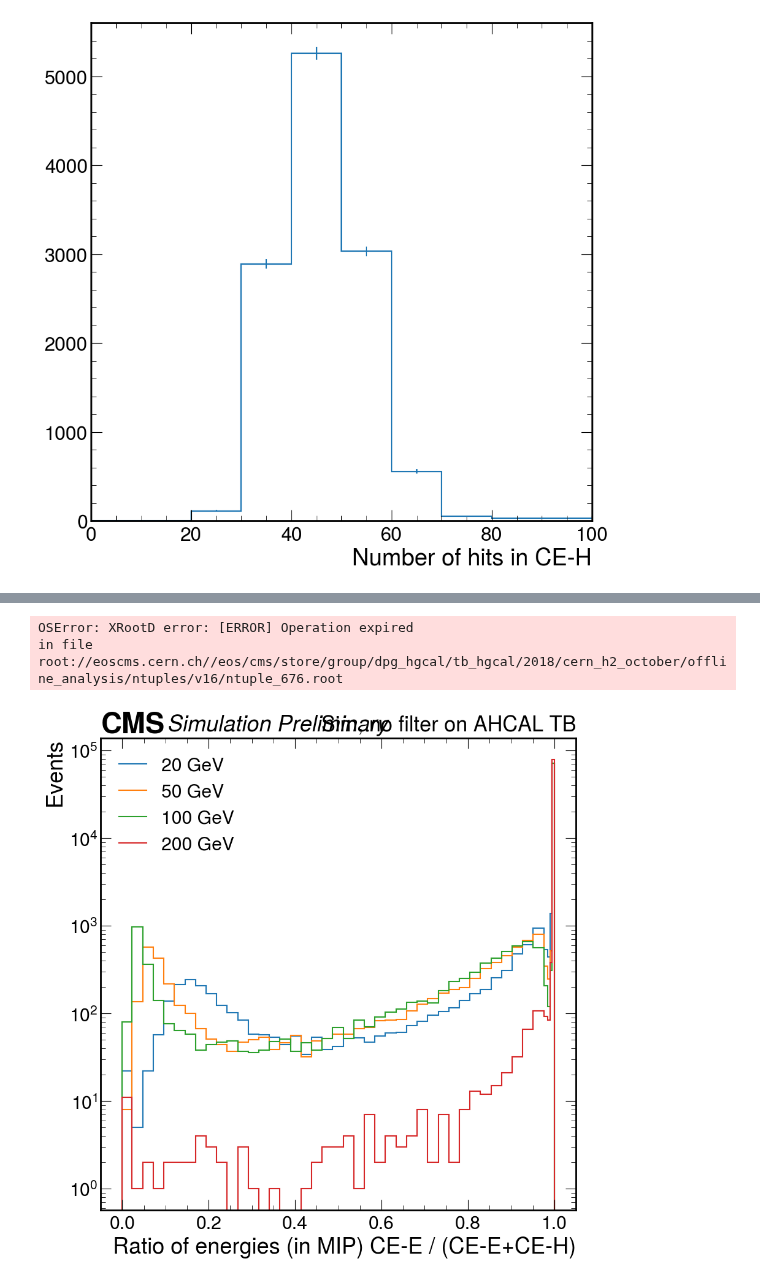
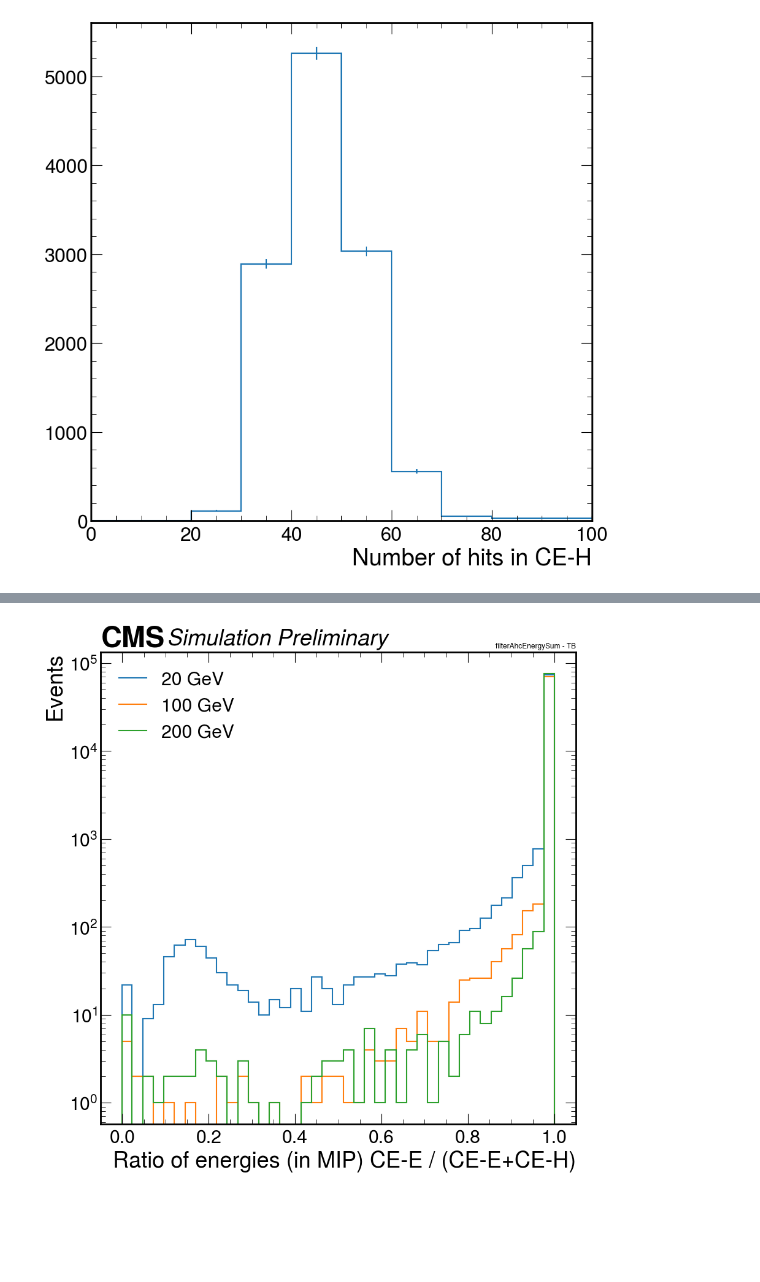
Before and after one commit to tcuisset/HgcalClue3DClusteringPlotting, a Jupyter notebook: rechits/protonSelection.ipynb, the cells around one changed output, grey strips where cells are left out. Cells and saved outputs as stored; diff of their text form; code cells hidden in the pictures; blank space fills up the shorter version.

Commit message:
Proton selection plots update

```diff
--- a/rechits/protonSelection.ipynb
+++ b/rechits/protonSelection.ipynb
@@ -120,15 +100,13 @@ array([ 29.  ,  38.15,  47.3 ,  56.45,  65.6 ,  74.75,  83.9 ,  93.05,
 # %%
 import awkward as ak
 
-
 class RatioComp(BaseComputation):
     """ Computes the ratio between energy in CE-E and (energy in CE-E + energy in CE-H) """
-    neededBranches = ["rechit_energy", "rechit_layer"]
-
     def __init__(self, filterAhcEnergySum=False, axisType="variable"):
+        super().__init__(neededBranches=["rechit_energy", "rechit_layer"])
         self.filterAhcEnergySum = filterAhcEnergySum
         if filterAhcEnergySum:
-            self.neededBranches = RatioComp.neededBranches + ["ahc_energySum"]
+            self.neededBranches.append("ahc_energySum")
 
         axis_label_kwargs = dict(name="ratio_cee_total", label="Ratio energy in CE-E / (energy in CE-E+CE-H) (in MIPs)")
         if axisType == "regular":
@@ -151,7 +129,7 @@ class RatioComp(BaseComputation):
 
         self.h = hist.Hist(ratioAxis, hist.axis.Variable([0., 20., 30., 40., 50., 60., 70., 80., 100., 200., 300., 500., 1000], name="ce_h_hitCount", label="Number of hits in CE-H"))
 
-    def process(self, array:ak.Array):
+    def processBatch(self, array:ak.Array, report, computationTools) -> None:
         if self.filterAhcEnergySum:
             array = array[array.ahc_energySum == 0]
         ratios = ak.to_numpy(computeRatio(array))
@@ -159,8 +137,9 @@ class RatioComp(BaseComputation):
 
 
 class FindRatioOutliers(BaseComputation):
-    neededBranches = ["rechit_energy", "rechit_layer", "event"]
-    def process(self, array: ak.Array) -> None:
+    def __init__(self) -> None:
+        super().__init__(neededBranches=["rechit_energy", "rechit_layer", "event"])
+    def processBatch(self, array:ak.Array, report, computationTools) -> None:
         ratio = computeRatio(ar)
         cut = (ratio < 0) | (ratio > 1)
         events = array.event[cut]
@@ -170,11 +149,11 @@ class FindRatioOutliers(BaseComputation):
 
 class HadronicHitsCount(BaseComputation):
     """ Compute the number of hits in the CE-H """
-    neededBranches = ["rechit_layer"]
     def __init__(self) -> None:
+        super().__init__(neededBranches=["rechit_layer"])
         self.h = hist.Hist(hist.axis.Variable([0., 20., 30., 40., 50., 60., 70., 80., 100., 200., 300., 500., 1000], name="ce_h_hitCount", label="Number of hits in CE-H"))
 
-    def process(self, array: ak.Array) -> None:
+    def processBatch(self, array:ak.Array, report, computationTools) -> None:
         self.h.fill(computeHadronicHitCount(array))
 # %%
 ntupleReaders = getAllRawNtupleReaders("data", 300)
@@ -212,36 +191,33 @@ plt.yscale("log")
 def plotMultiBeamEnergyOverlaid(hists:dict[int, hist.Hist], datatype=None, lumiText=None):
     fig, ax = plt.subplots()
 
-    hep.histplot(list(hists.values()), label=[f"{energy} GeV" for energy in hists], yerr=False)
+    hep.histplot(list(hists.values()), label=[f"{energy} GeV" for energy in hists], yerr=False, flow="none")
 
     ax.set_yscale("log")
-    ax.set_xlabel("Ratio of energies (in MIP) CE-E / (CE-E+CE-H)")
+    ax.set_xlabel(r"Ratio of energies (in MIP) CE-E / (CE-E+CE-H)")
     ax.set_ylabel("Events")
     if datatype is None or datatype == "data":
         hep.cms.text("Preliminary", ax=ax)
     else:
-        hep.cms.text("Simulation Preliminary", ax=ax, fontsize=15)
+        hep.cms.text("Simulation Preliminary", ax=ax) # fontsize=15,
 
     if lumiText is not None:
         hep.cms.lumitext(lumiText + " TB", ax=ax, fontsize=9)
     else:
-        hep.cms.lumitext("TB", ax=ax)
+        hep.cms.lumitext("$e^+$ Test Beam", ax=ax)
     ax.legend()
 # %%
 def makeMultiBeamEnergyPlots(datatype, ratioCompParam=dict(), plotParams=dict()):
     ratioComps = {}
-    for beamEnergy in [20, 50, 100, 200]:
+    for beamEnergy in [20, 100, 200]:
         ntupleReaders = getAllRawNtupleReaders(datatype, beamEnergy)
         ratioComps[beamEnergy] = RatioComp(**ratioCompParam)
-        computeAllFromTree(map(lambda x : x.getHitsTree(), ntupleReaders), [ratioComps[beamEnergy]], count=len(ntupleReaders))
-
+        computeAllFromTree(map(lambda x : x.getHitsTree(), ntupleReaders), [ratioComps[beamEnergy]], tqdm_options=dict(total=len(ntupleReaders)))
     plotMultiBeamEnergyOverlaid({energy : ratioComp.h.project("ratio_cee_total") for energy, ratioComp in ratioComps.items()}, datatype=datatype, **plotParams)
+    return ratioComps
-# %%
-makeMultiBeamEnergyPlots("data", plotParams=dict(lumiText="Data"))
-# %% [output]
-OSError: XRootD error: [ERROR] Operation expired
-in file root://eoscms.cern.ch//eos/cms/store/group/dpg_hgcal/tb_hgcal/2018/cern_h2_october/offline_analysis/ntuples/v16/ntuple_676.root
 # %%
-makeMultiBeamEnergyPlots("v46", plotParams=dict(lumiText="Sim, no filter on AHCAL"))
+ratioComps_data = makeMultiBeamEnergyPlots("data", plotParams=dict(lumiText="Data"))
+ratioComps_sim = makeMultiBeamEnergyPlots("v46", plotParams=dict(lumiText="Sim, no filter on AHCAL"))
+ratioComps_sim_filter = makeMultiBeamEnergyPlots("v46", ratioCompParam=dict(filterAhcEnergySum=True), plotParams=dict(lumiText="filterAhcEnergySum -"))
 # %% [output]
-[figure, old version]
+[figure, new version]
```
Also changed, not shown: parts of 8 cells of this notebook.
